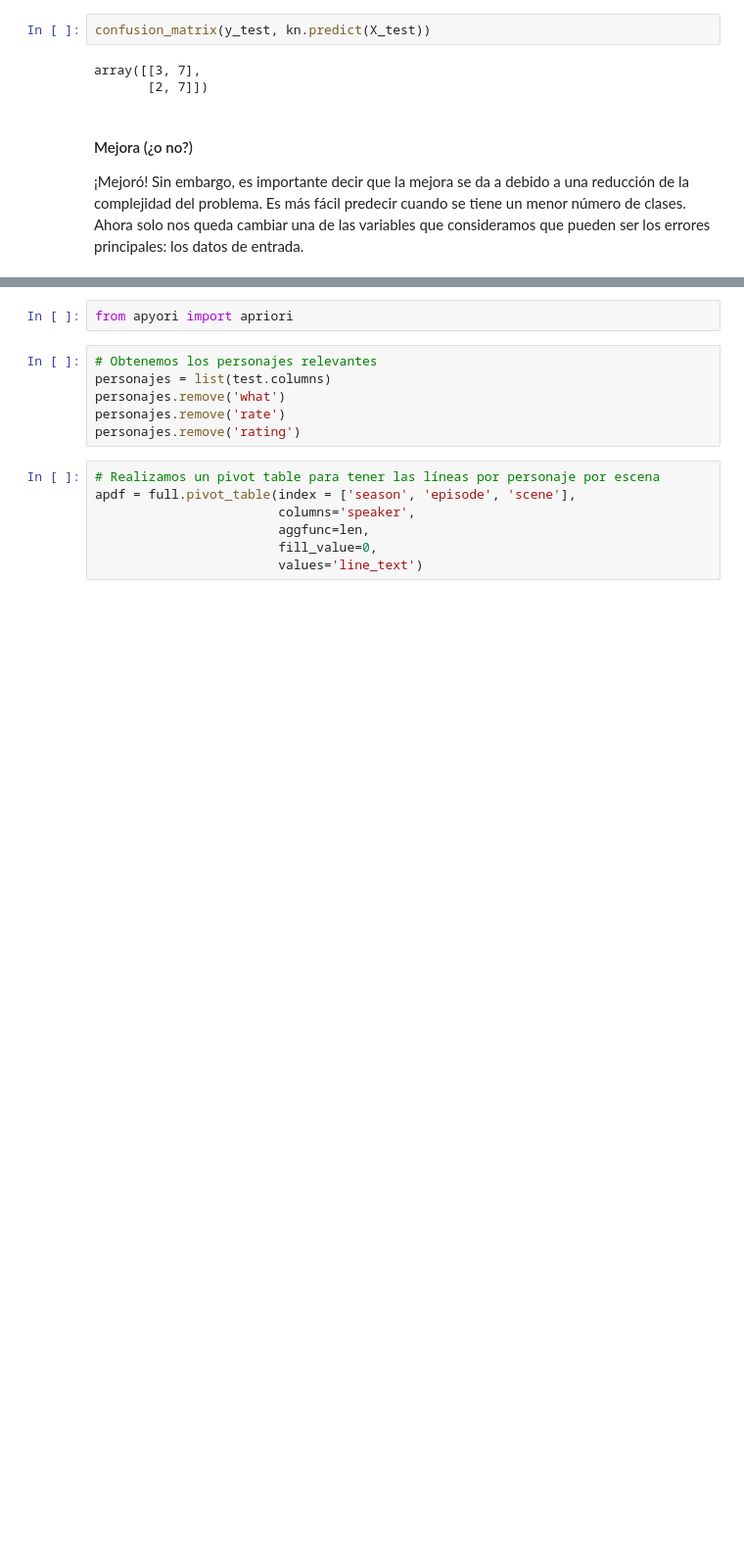
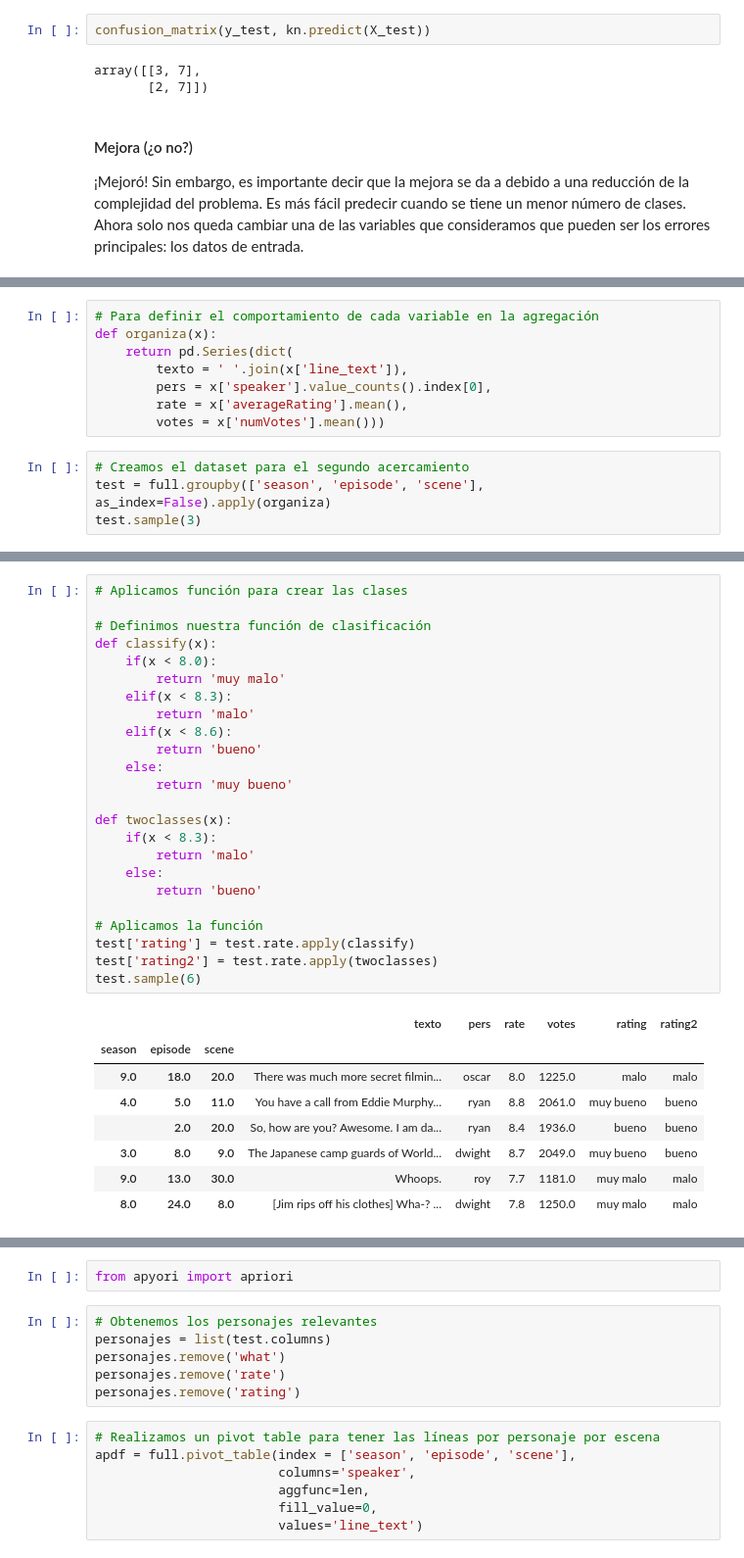
Before and after one commit to jpneg/script-decisions, a Jupyter notebook: texto.ipynb, the cells around one changed output, grey strips where cells are left out. Shown at 98% size. Saved outputs shown, nothing was run; the diff lists cells and outputs as text; blank space fills up the shorter version.

```diff
--- a/texto.ipynb
+++ b/texto.ipynb
@@ -830,0 +843,12 @@ array([[3, 7],
+# %%
+# Para definir el comportamiento de cada variable en la agregación
+def organiza(x):
+    return pd.Series(dict(
+        texto = ' '.join(x['line_text']),
+        pers = x['speaker'].value_counts().index[0],
+        rate = x['averageRating'].mean(),
+        votes = x['numVotes'].mean()))
+# %%
+# Creamos el dataset para el segundo acercamiento
+test = full.groupby(['season', 'episode', 'scene'], as_index=False).apply(organiza)
+test.sample(3)
@@ -830,0 +861,33 @@ array([[3, 7],
+# %%
+# Aplicamos función para crear las clases
+
+# Definimos nuestra función de clasificación
+def classify(x):
+    if(x < 8.0):
+        return 'muy malo'
+    elif(x < 8.3):
+        return 'malo'
+    elif(x < 8.6):
+        return 'bueno'
+    else:
+        return 'muy bueno'
+
+def twoclasses(x):
+    if(x < 8.3):
+        return 'malo'
+    else:
+        return 'bueno'
+
+# Aplicamos la función
+test['rating'] = test.rate.apply(classify)
+test['rating2'] = test.rate.apply(twoclasses)
+test.sample(6)
+# %% [output]
+|  |  |  | texto | pers | rate | votes | rating | rating2 |
+| season | episode | scene |  |  |  |  |  |  |
+| 9.0 | 18.0 | 20.0 | There was much more secret filmin... | oscar | 8.0 | 1225.0 | malo | malo |
+| 4.0 | 5.0 | 11.0 | You have a call from Eddie Murphy... | ryan | 8.8 | 2061.0 | muy bueno | bueno |
+|  | 2.0 | 20.0 | So, how are you? Awesome. I am da... | ryan | 8.4 | 1936.0 | bueno | bueno |
+| 3.0 | 8.0 | 9.0 | The Japanese camp guards of World... | dwight | 8.7 | 2049.0 | muy bueno | bueno |
+| 9.0 | 13.0 | 30.0 | Whoops. | roy | 7.7 | 1181.0 | muy malo | malo |
+| 8.0 | 24.0 | 8.0 | [Jim rips off his clothes] Wha-? ... | dwight | 7.8 | 1250.0 | muy malo | malo |
```
Also changed, not shown: parts of 65 cells of this notebook, 1 other file.
